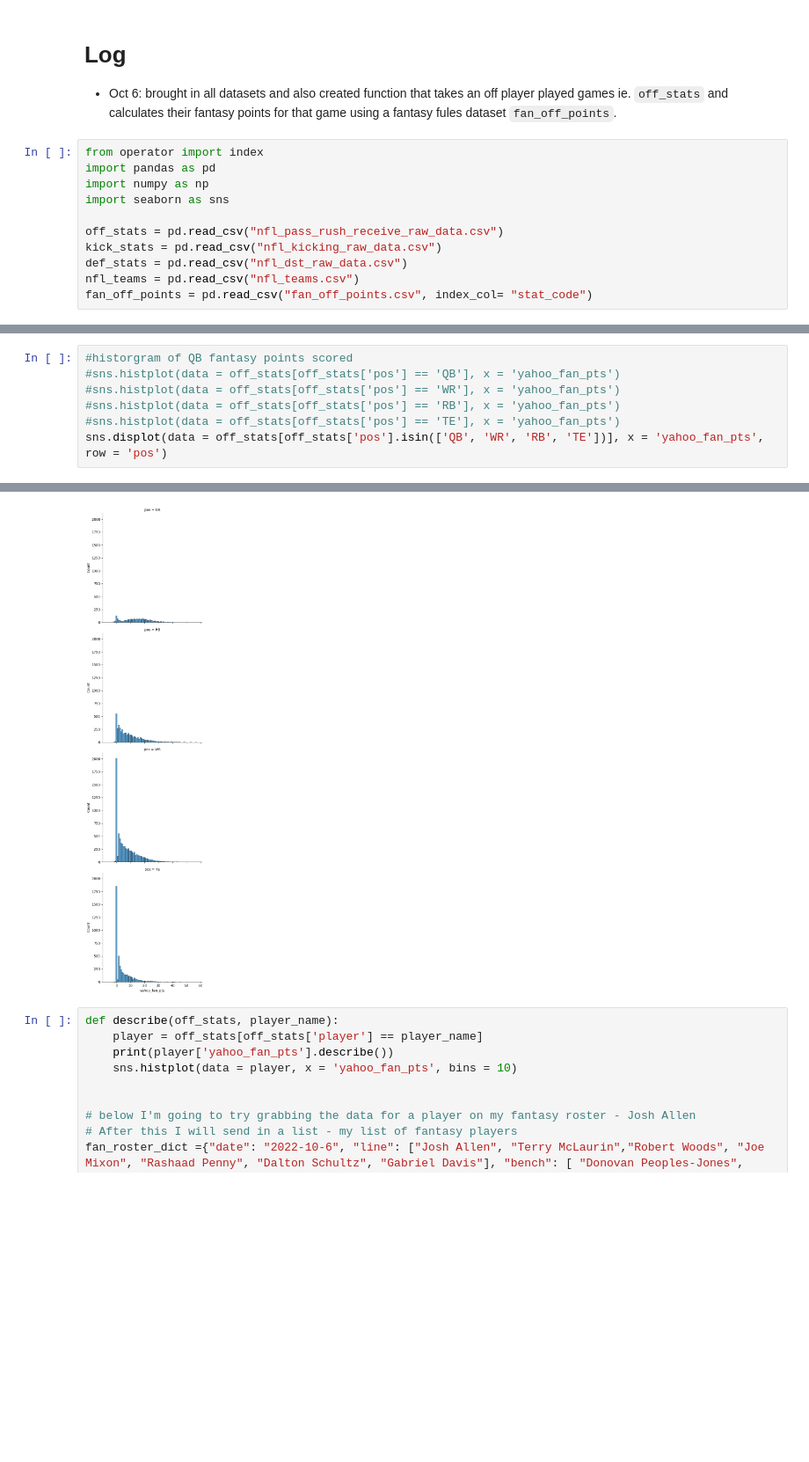
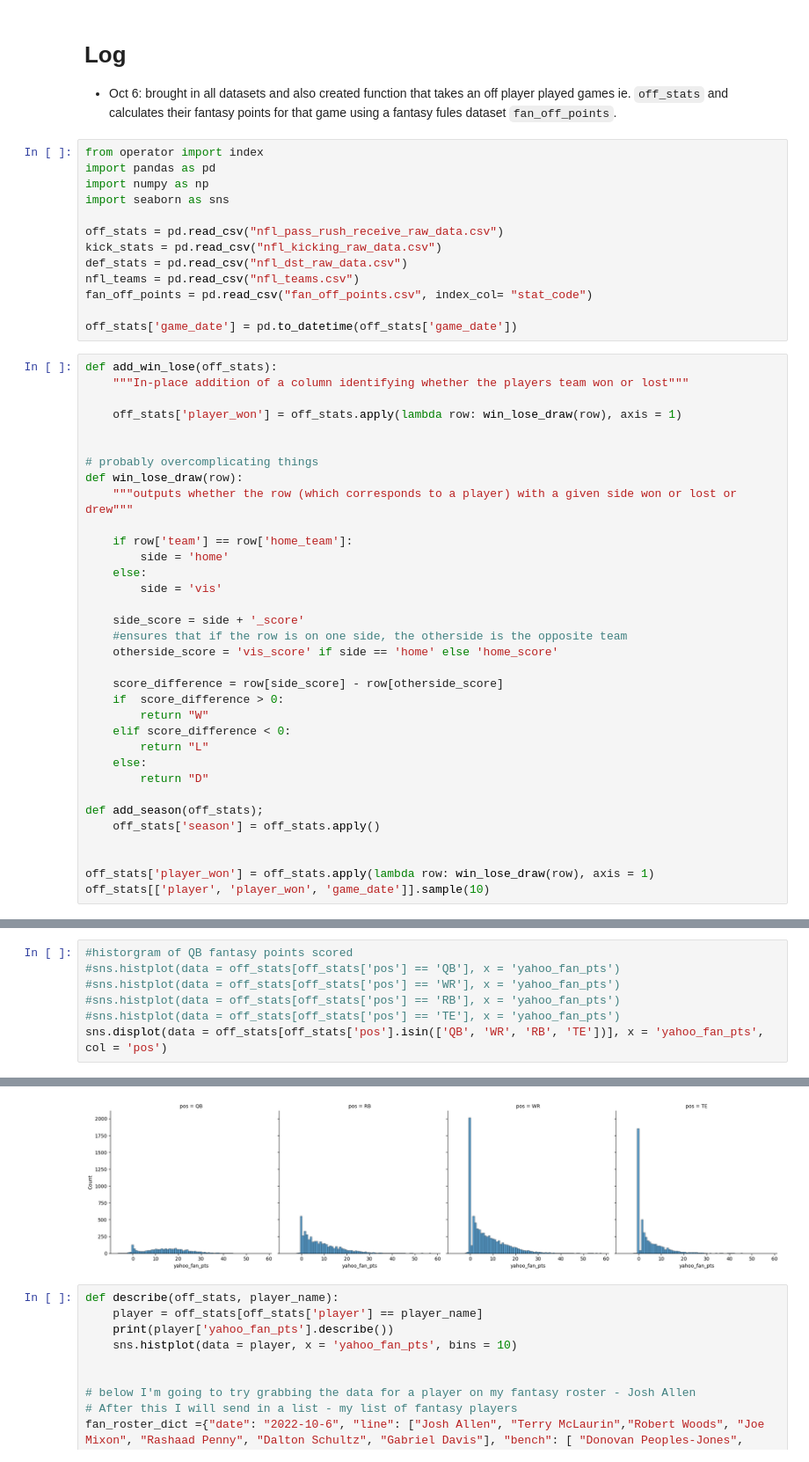
Before and after one commit to rbtessier/nfl-analysis, a Jupyter notebook: nfl_fantasy_eda.ipynb, the cells around one changed output, grey strips where cells are left out. Shown: that part at 88% size. Cells and saved outputs as stored; diff of their text form; blank space fills up the shorter version.

```diff
--- a/nfl_fantasy_eda.ipynb
+++ b/nfl_fantasy_eda.ipynb
@@ -59,3 +59,39 @@ kick_stats = pd.read_csv("nfl_kicking_raw_data.csv")
 def_stats = pd.read_csv("nfl_dst_raw_data.csv")
 nfl_teams = pd.read_csv("nfl_teams.csv")
 fan_off_points = pd.read_csv("fan_off_points.csv", index_col= "stat_code")
+
+off_stats['game_date'] = pd.to_datetime(off_stats['game_date'])
+# %%
+def add_win_lose(off_stats):
+    """In-place addition of a column identifying whether the players team won or lost"""
+
+    off_stats['player_won'] = off_stats.apply(lambda row: win_lose_draw(row), axis = 1)
+
+
+# probably overcomplicating things
+def win_lose_draw(row):
+    """outputs whether the row (which corresponds to a player) with a given side won or lost or drew"""
+
+    if row['team'] == row['home_team']:
+        side = 'home'
+    else:
+        side = 'vis'
+
+    side_score = side + '_score'
+    #ensures that if the row is on one side, the otherside is the opposite team
+    otherside_score = 'vis_score' if side == 'home' else 'home_score'
+
+    score_difference = row[side_score] - row[otherside_score]
+    if  score_difference > 0:
+        return "W"
+    elif score_difference < 0:
+        return "L"
+    else:
+        return "D"
+
+def add_season(off_stats);
+    off_stats['season'] = off_stats.apply()
+
+
+off_stats['player_won'] = off_stats.apply(lambda row: win_lose_draw(row), axis = 1)
+off_stats[['player', 'player_won', 'game_date']].sample(10)
@@ -108,13 +157,13 @@ Name: player, dtype: int64
 # %%
 #historgram of QB fantasy points scored
 #sns.histplot(data = off_stats[off_stats['pos'] == 'QB'], x = 'yahoo_fan_pts')
 #sns.histplot(data = off_stats[off_stats['pos'] == 'WR'], x = 'yahoo_fan_pts')
 #sns.histplot(data = off_stats[off_stats['pos'] == 'RB'], x = 'yahoo_fan_pts')
 #sns.histplot(data = off_stats[off_stats['pos'] == 'TE'], x = 'yahoo_fan_pts')
-sns.displot(data = off_stats[off_stats['pos'].isin(['QB', 'WR', 'RB', 'TE'])], x = 'yahoo_fan_pts', row = 'pos')
+sns.displot(data = off_stats[off_stats['pos'].isin(['QB', 'WR', 'RB', 'TE'])], x = 'yahoo_fan_pts', col = 'pos')
 # %% [output]
 <seaborn.axisgrid.FacetGrid at 0x...>
-[figure, old version]
+[figure, new version]
 # %%
 def describe(off_stats, player_name):
     player = off_stats[off_stats['player'] == player_name]
```
Also changed, not shown: parts of 5 cells of this notebook.
